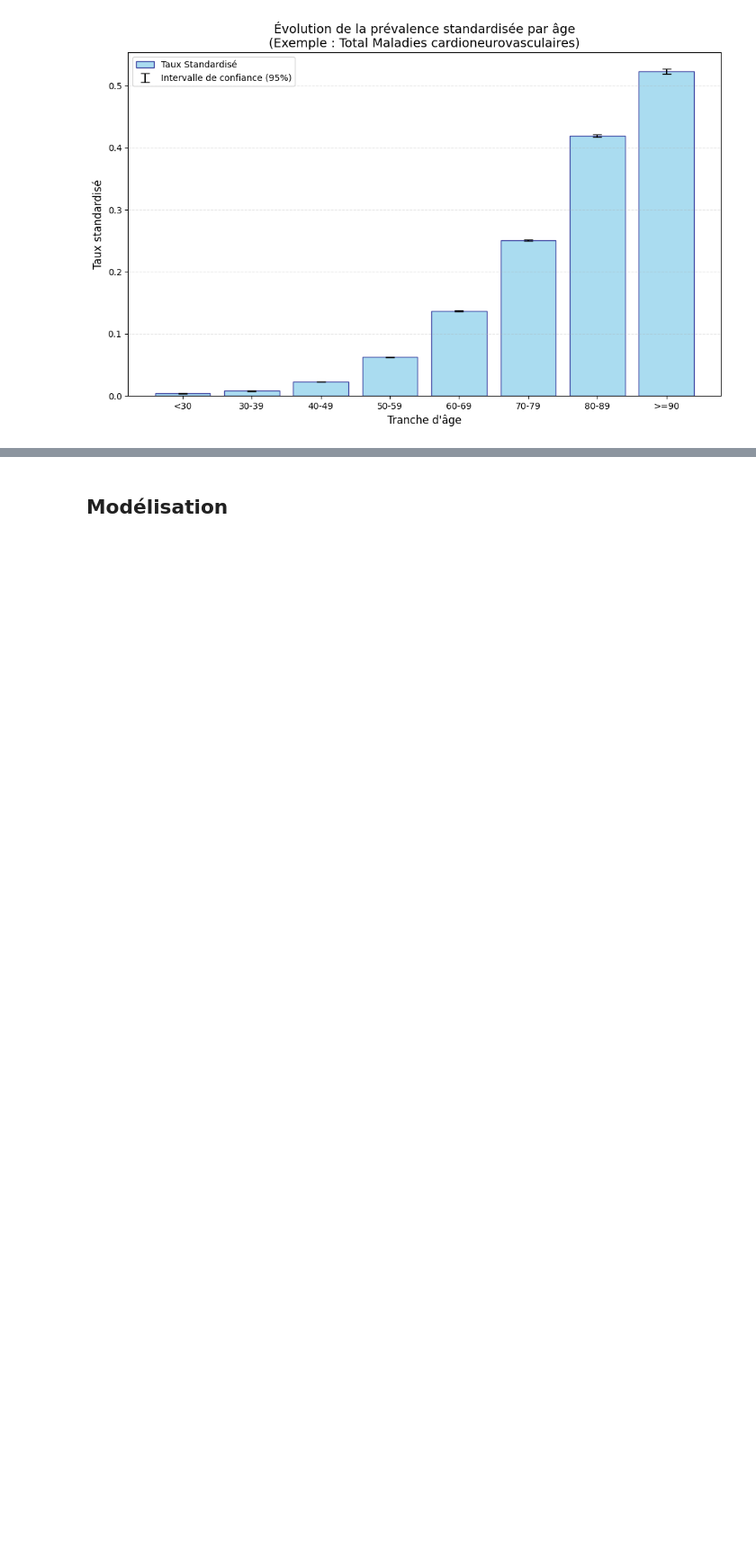
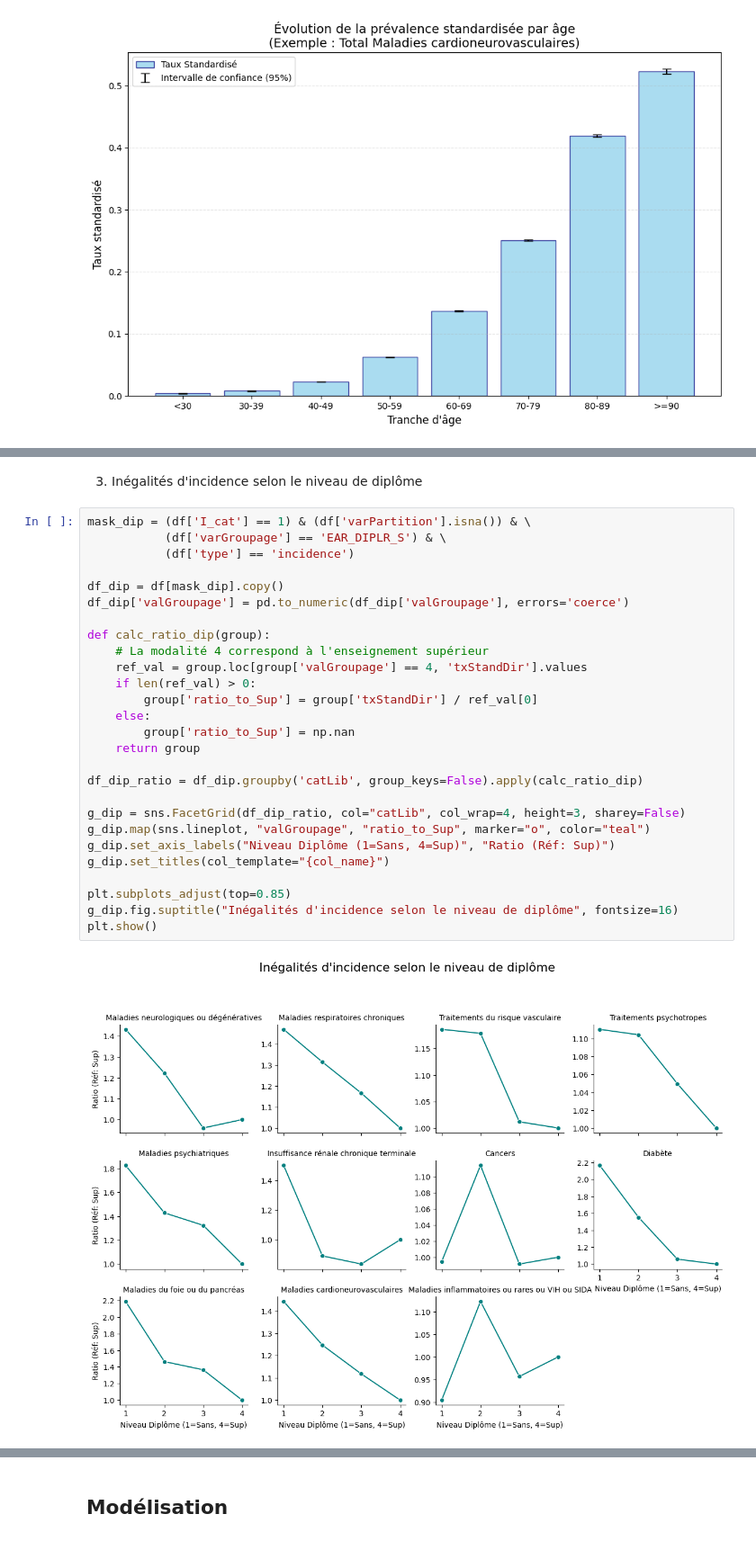
Before and after one commit to clemence-pinsard/projet_python_pour_datascience, a Jupyter notebook: projet.ipynb, the cells around one changed output, grey strips where cells are left out. Shown at 90% size. Saved outputs shown, nothing was run; the diff lists cells and outputs as text; blank space fills up the shorter version.

```diff
--- a/projet.ipynb
+++ b/projet.ipynb
@@ -298,0 +372,31 @@ plt.show()
+# %% [markdown]
+3. Inégalités d'incidence selon le niveau de diplôme
+# %%
+mask_dip = (df['I_cat'] == 1) & (df['varPartition'].isna()) & \
+           (df['varGroupage'] == 'EAR_DIPLR_S') & \
+           (df['type'] == 'incidence')
+
+df_dip = df[mask_dip].copy()
+df_dip['valGroupage'] = pd.to_numeric(df_dip['valGroupage'], errors='coerce')
+
+def calc_ratio_dip(group):
+    # La modalité 4 correspond à l'enseignement supérieur
+    ref_val = group.loc[group['valGroupage'] == 4, 'txStandDir'].values
+    if len(ref_val) > 0:
+        group['ratio_to_Sup'] = group['txStandDir'] / ref_val[0]
+    else:
+        group['ratio_to_Sup'] = np.nan
+    return group
+
+df_dip_ratio = df_dip.groupby('catLib', group_keys=False).apply(calc_ratio_dip)
+
+g_dip = sns.FacetGrid(df_dip_ratio, col="catLib", col_wrap=4, height=3, sharey=False)
+g_dip.map(sns.lineplot, "valGroupage", "ratio_to_Sup", marker="o", color="teal")
+g_dip.set_axis_labels("Niveau Diplôme (1=Sans, 4=Sup)", "Ratio (Réf: Sup)")
+g_dip.set_titles(col_template="{col_name}")
+
+plt.subplots_adjust(top=0.85)
+g_dip.fig.suptitle("Inégalités d'incidence selon le niveau de diplôme", fontsize=16)
+plt.show()
+# %% [output]
+[figure, added]
```
Also changed, not shown: parts of 8 cells of this notebook.
